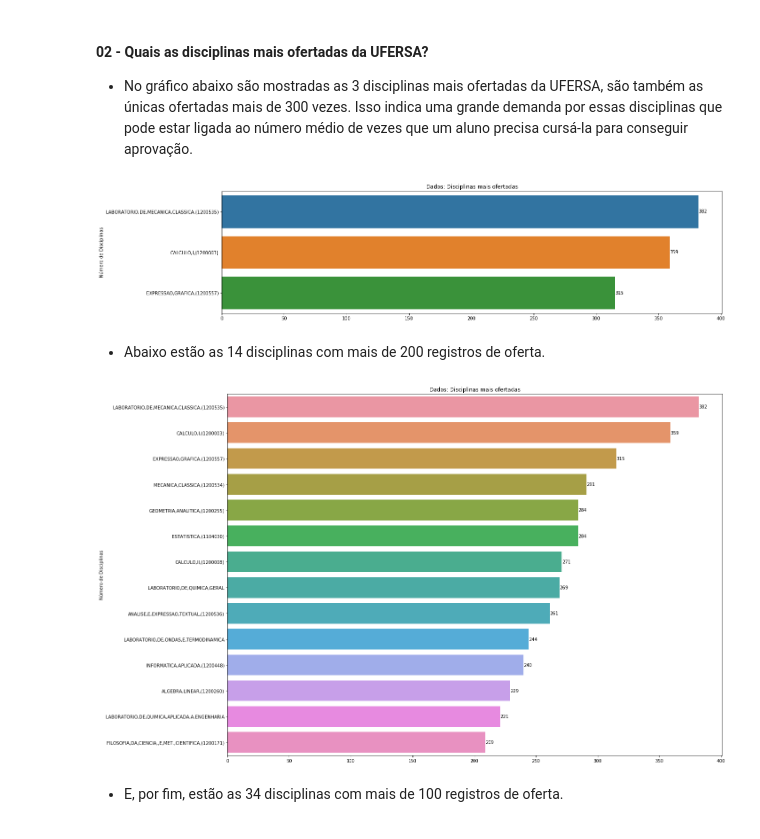
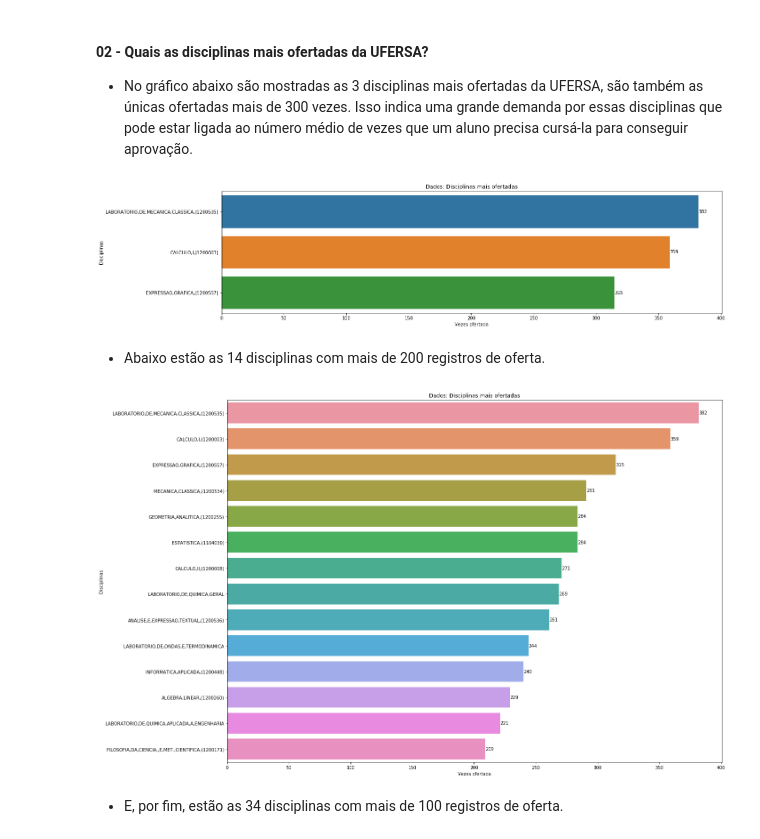
Before and after one commit to DJuanDiego/Mineracao, a Jupyter notebook: analise_ufersa.ipynb, the cells around one changed output. Drawn from its saved outputs; the diff is of its cells as text; code cells hidden in the pictures.

```diff
--- a/analise_ufersa.ipynb
+++ b/analise_ufersa.ipynb
@@ -72,29 +72,30 @@ plt.show()
 # %%
 import matplotlib.pyplot as plt
 import csv, seaborn as sb
 
 x=[]
 y=[]
 
 with open('output/Q2.csv', 'r') as csvfile:
     plots = list(csv.reader(csvfile, delimiter=','))
     for i in plots[0:3]:
         y.append(i[1])
         x.append(int(i[0]))
 
 plt.figure(figsize=(20,5))
 plt.title('Dados: Disciplinas mais ofertadas')
-plt.ylabel('Número de Disciplinas')
+plt.ylabel('Disciplinas')
+plt.xlabel('Vezes ofertada')
 
 splot = sb.barplot(x, y)
 for p in splot.patches:
     splot.annotate(format(p.get_width(), '.0f'), #, # Valores Numéricos
                        (p.get_x() + p.get_width(), p.get_y() + p.get_height() / 2),
                        ha = 'center', va = 'center',
                        xytext = (10, 0),
                        textcoords = 'offset points')
 # %% [output]
-[figure, old version]
+[figure, new version]
 # %% [markdown]
 * Abaixo estão as 14 disciplinas com mais de 200 registros de oferta.
 # %%
@@ -112,7 +113,8 @@ with open('output/Q2.csv', 'r') as csvfile:
 
 plt.figure(figsize=(20,15))
 plt.title('Dados: Disciplinas mais ofertadas')
-plt.ylabel('Número de Disciplinas')
+plt.ylabel('Disciplinas')
+plt.xlabel('Vezes ofertada')
 
 splot = sb.barplot(x, y)
 for p in splot.patches:
@@ -122,7 +124,7 @@ for p in splot.patches:
                        xytext = (10, 0),
                        textcoords = 'offset points')
 # %% [output]
-[figure, old version]
+[figure, new version]
 # %% [markdown]
 * E, por fim, estão as 34 disciplinas com mais de 100 registros de oferta.
 # %%
```
Also changed, not shown: parts of 5 cells of this notebook, 6 other files.
